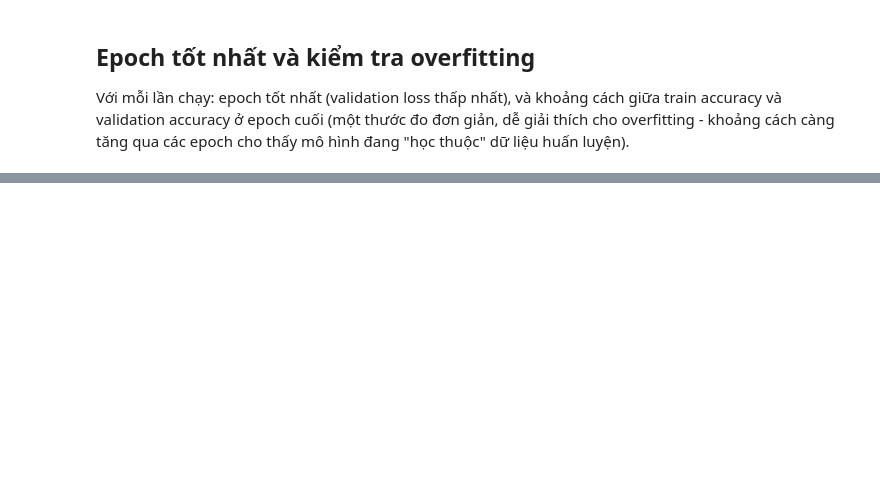
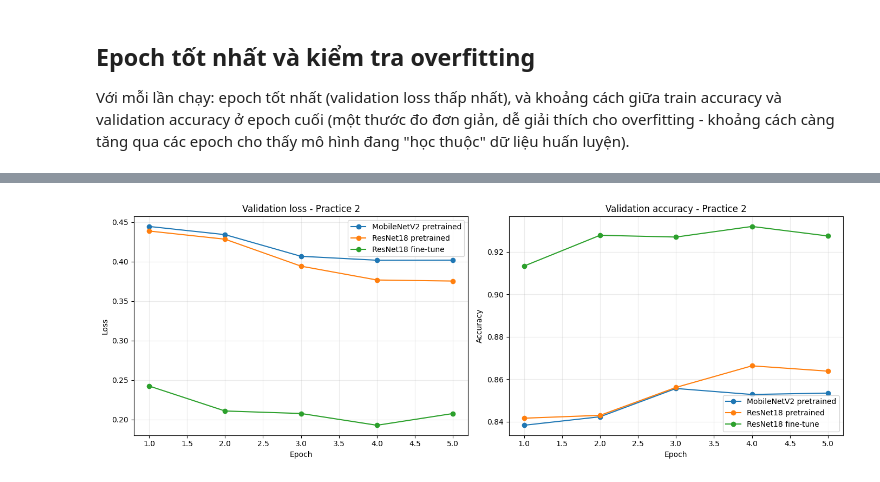
Before and after one commit to ntruonghuynh/LAB_Deep_Learning, a Jupyter notebook: lab01_fashion_mnist/notebooks/02_training_and_comparison.ipynb, the cells around one changed output, grey strips where cells are left out. Drawn from its saved outputs; the diff is of its cells as text; code cells hidden in the pictures; blank space fills up the shorter version.

```diff
--- a/lab01_fashion_mnist/notebooks/02_training_and_comparison.ipynb
+++ b/lab01_fashion_mnist/notebooks/02_training_and_comparison.ipynb
@@ -107,0 +212,23 @@ pd.DataFrame(rows)
+# %%
+import matplotlib.pyplot as plt
+
+practice2_histories = {
+    label: pd.read_csv(run_dir / "metrics" / "history.csv")
+    for label, run_dir in PRACTICE2_RUNS.items()
+}
+
+fig, axes = plt.subplots(1, 2, figsize=(14, 5))
+for label, history_df in practice2_histories.items():
+    axes[0].plot(history_df["epoch"], history_df["val_loss"], marker="o", label=label)
+    axes[1].plot(history_df["epoch"], history_df["val_accuracy"], marker="o", label=label)
+
+axes[0].set(title="Validation loss - Practice 2", xlabel="Epoch", ylabel="Loss")
+axes[1].set(title="Validation accuracy - Practice 2", xlabel="Epoch", ylabel="Accuracy")
+for axis in axes:
+    axis.grid(alpha=0.25)
+    axis.legend()
+
+plt.tight_layout()
+plt.show()
+# %% [output]
+[figure, added]
```
Also changed, not shown: parts of 12 cells of this notebook, 51 other files.
